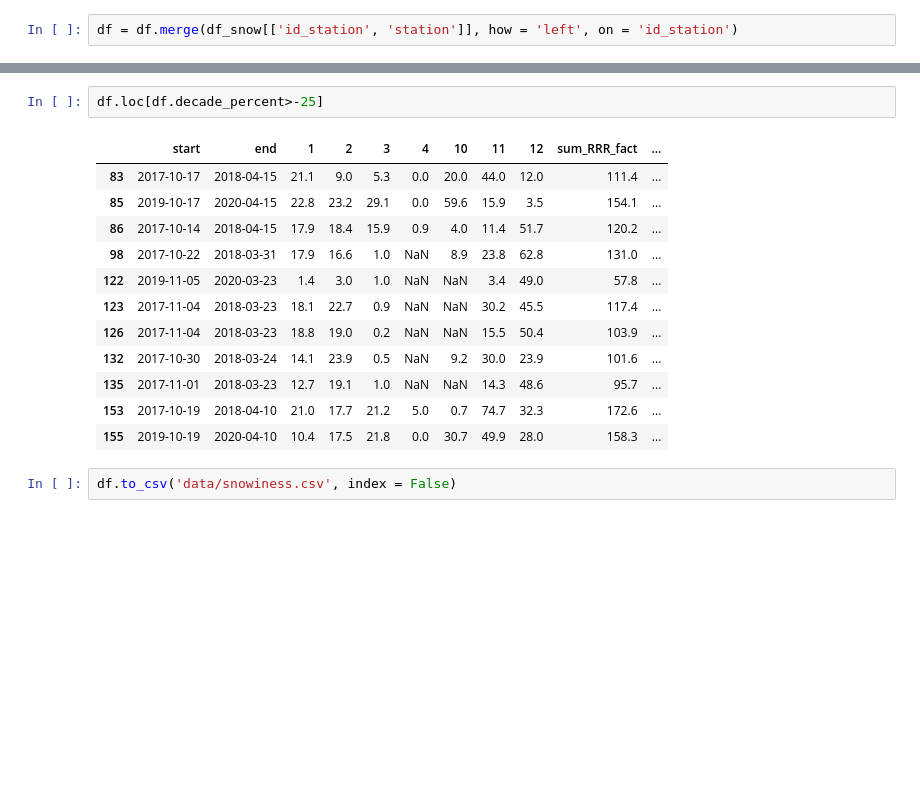
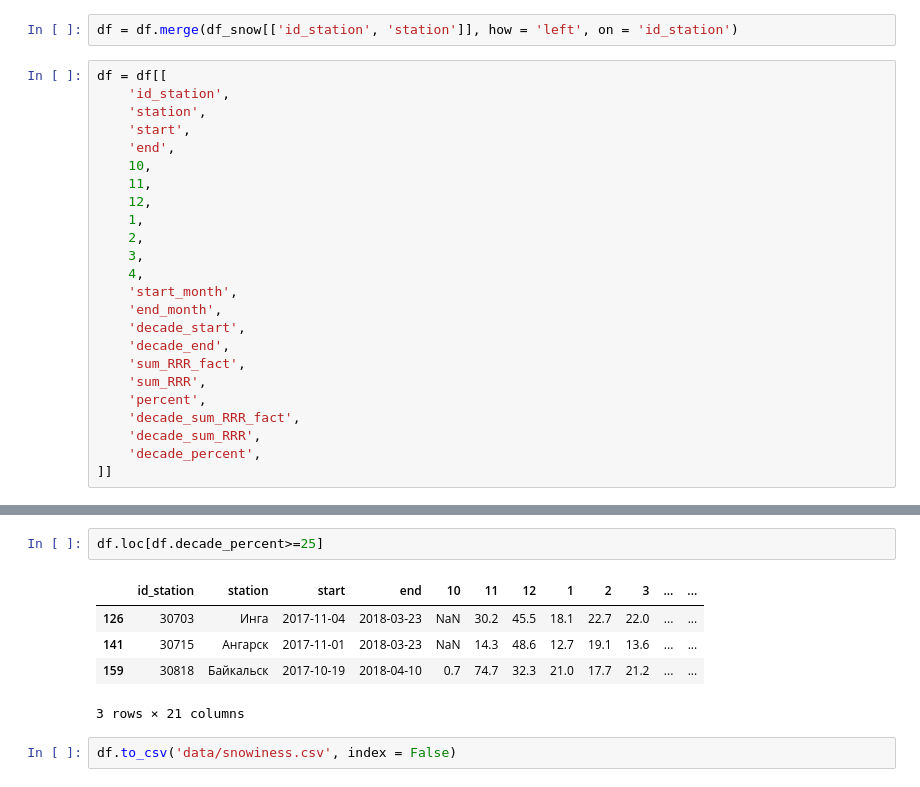
Before and after one commit to yupest/weather_forcast, a Jupyter notebook: Calculating snowiness of winter.ipynb, the cells around one changed output, grey strips where cells are left out. Drawn from its saved outputs; the diff is of its cells as text; blank space fills up the shorter version.

```diff
--- a/Calculating snowiness of winter.ipynb
+++ b/Calculating snowiness of winter.ipynb
@@ -150,5 +155,29 @@ len(df.id_station.drop_duplicates())
 # %%
 df = df.merge(df_snow[['id_station', 'station']], how = 'left', on = 'id_station')
+# %%
+df = df[[
+    'id_station',
+    'station',
+    'start',
+    'end',
+    10,
+    11,
+    12,
+    1,
+    2,
+    3,
+    4,
+    'start_month',
+    'end_month',
+    'decade_start',
+    'decade_end',
+    'sum_RRR_fact',
+    'sum_RRR',
+    'percent',
+    'decade_sum_RRR_fact',
+    'decade_sum_RRR',
+    'decade_percent',
+]]
 # %%
 df
 # %% [output]
@@ -168,18 +197,11 @@ df
 # %%
-df.loc[df.decade_percent>-25]
+df.loc[df.decade_percent>=25]
 # %% [output]
-|  | start | end | 1 | 2 | 3 | 4 | 10 | 11 | 12 | sum_RRR_fact | ... |
-| 83 | 2017-10-17 | 2018-04-15 | 21.1 | 9.0 | 5.3 | 0.0 | 20.0 | 44.0 | 12.0 | 111.4 | ... |
-| 85 | 2019-10-17 | 2020-04-15 | 22.8 | 23.2 | 29.1 | 0.0 | 59.6 | 15.9 | 3.5 | 154.1 | ... |
-| 86 | 2017-10-14 | 2018-04-15 | 17.9 | 18.4 | 15.9 | 0.9 | 4.0 | 11.4 | 51.7 | 120.2 | ... |
-| 98 | 2017-10-22 | 2018-03-31 | 17.9 | 16.6 | 1.0 | NaN | 8.9 | 23.8 | 62.8 | 131.0 | ... |
-| 122 | 2019-11-05 | 2020-03-23 | 1.4 | 3.0 | 1.0 | NaN | NaN | 3.4 | 49.0 | 57.8 | ... |
-| 123 | 2017-11-04 | 2018-03-23 | 18.1 | 22.7 | 0.9 | NaN | NaN | 30.2 | 45.5 | 117.4 | ... |
-| 126 | 2017-11-04 | 2018-03-23 | 18.8 | 19.0 | 0.2 | NaN | NaN | 15.5 | 50.4 | 103.9 | ... |
-| 132 | 2017-10-30 | 2018-03-24 | 14.1 | 23.9 | 0.5 | NaN | 9.2 | 30.0 | 23.9 | 101.6 | ... |
-| 135 | 2017-11-01 | 2018-03-23 | 12.7 | 19.1 | 1.0 | NaN | NaN | 14.3 | 48.6 | 95.7 | ... |
-| 153 | 2017-10-19 | 2018-04-10 | 21.0 | 17.7 | 21.2 | 5.0 | 0.7 | 74.7 | 32.3 | 172.6 | ... |
-| 155 | 2019-10-19 | 2020-04-10 | 10.4 | 17.5 | 21.8 | 0.0 | 30.7 | 49.9 | 28.0 | 158.3 | ... |
+|  | id_station | station | start | end | 10 | 11 | 12 | 1 | 2 | 3 | ... | ... |
+| 126 | 30703 | Инга | 2017-11-04 | 2018-03-23 | NaN | 30.2 | 45.5 | 18.1 | 22.7 | 22.0 | ... | ... |
+| 141 | 30715 | Ангарск | 2017-11-01 | 2018-03-23 | NaN | 14.3 | 48.6 | 12.7 | 19.1 | 13.6 | ... | ... |
+| 159 | 30818 | Байкальск | 2017-10-19 | 2018-04-10 | 0.7 | 74.7 | 32.3 | 21.0 | 17.7 | 21.2 | ... | ... |
+3 rows × 21 columns
 # %%
 df.to_csv('data/snowiness.csv', index = False)
 # %% [markdown]
```
Also changed, not shown: parts of 10 cells of this notebook.
